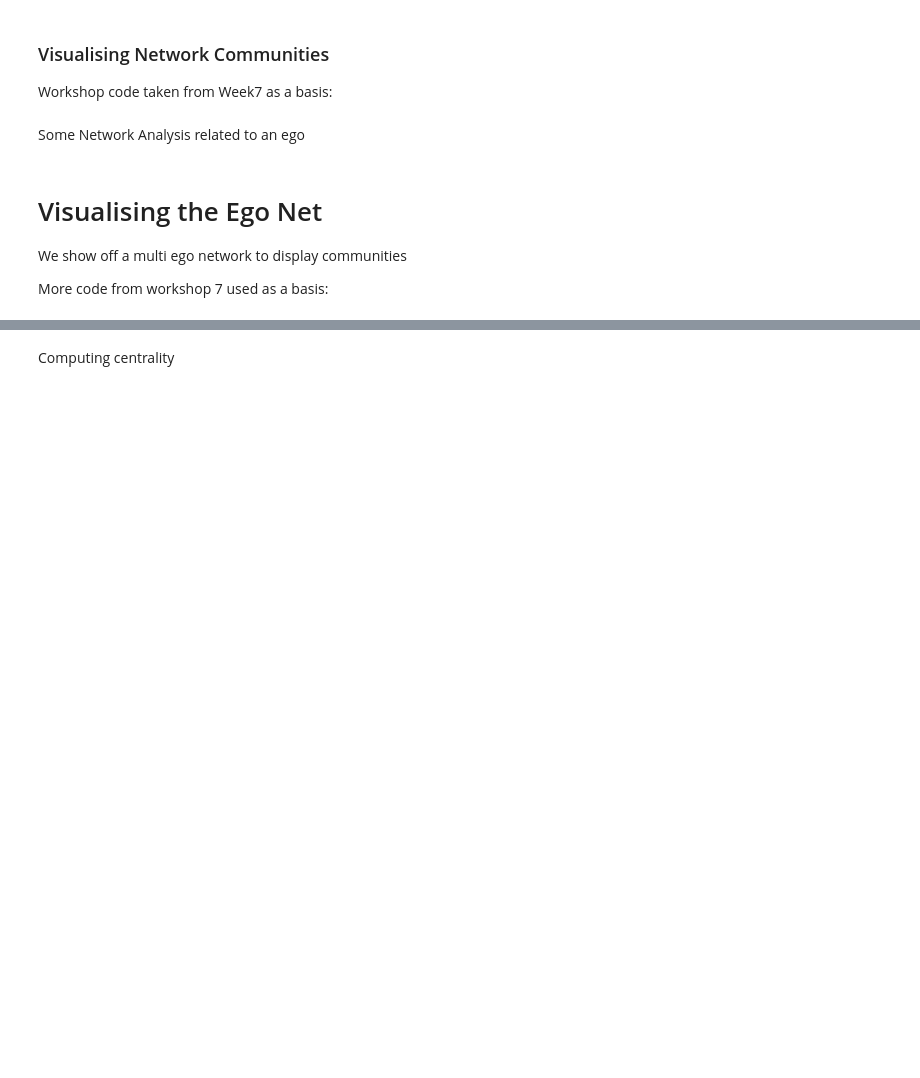
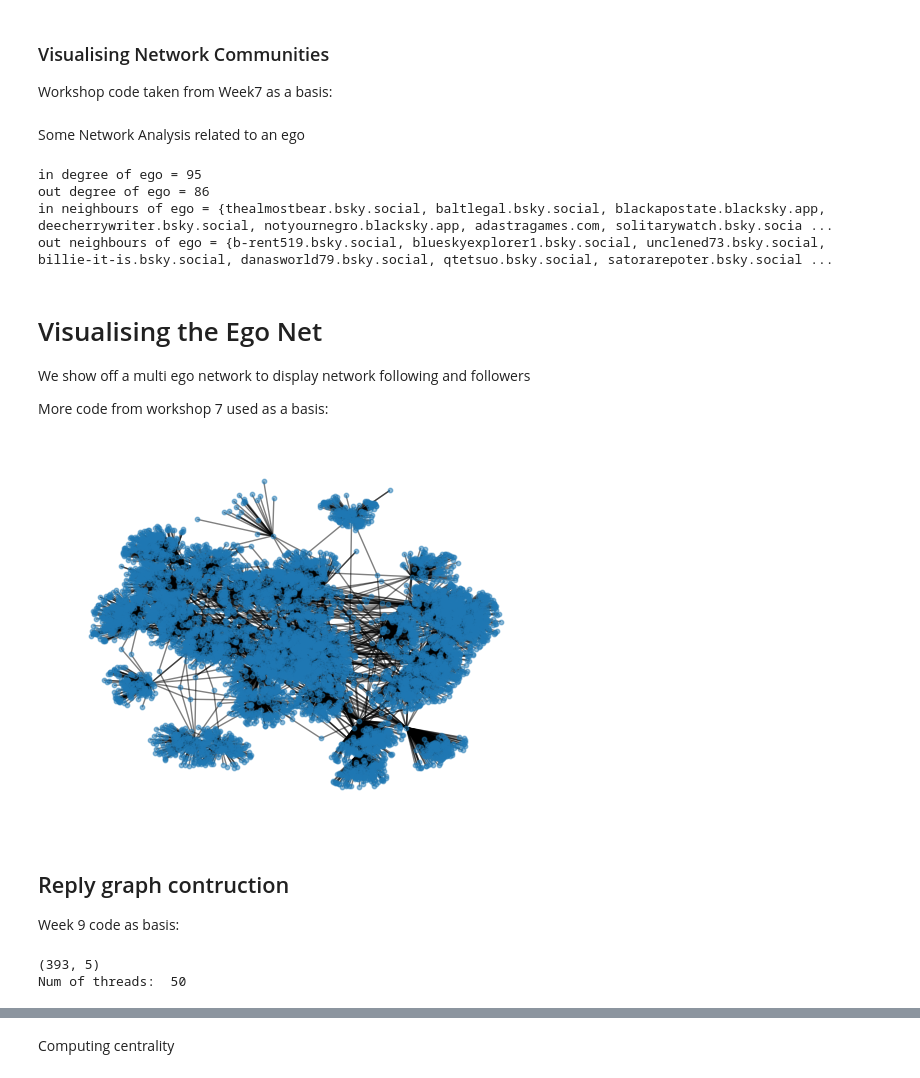
Before and after one commit to MitchKLong/COSC3047-Assignment-2, a Jupyter notebook: COSC-Assignment2.ipynb, the cells around one changed output, grey strips where cells are left out. Drawn from its saved outputs; the diff is of its cells as text; code cells hidden in the pictures; blank space fills up the shorter version.

```diff
--- a/COSC-Assignment2.ipynb
+++ b/COSC-Assignment2.ipynb
@@ -46,7 +46,7 @@ nltk.download('vader_lexicon')
 datasetPath = "./dataset/"
 searchQueries = [
     "Artificial Intelligence, AI, games",
-    "Artificial Intelligence, AI, Iarian",
+    "Artificial Intelligence, AI, Larian",
     "Artificial Intelligence, AI, Expedition 33",
     "Artificial Intelligence, AI, Battlefield 6",
     "Artificial Intelligence, AI, Shift Up",
@@ -57,7 +57,7 @@ searchQueries = [
     ]
 
 # Currently set as False to not override json data
-getData = False
+getData = True
 # %% [markdown]
 ### Data Collection and Formatting
 # %%
@@ -319,9 +441,14 @@ print('}')
 # this code outputs the graph as graphml format, which can be then visualised by an external program
 with open(graphFile, 'wb') as fOut:
     nx.write_graphml(egoGraph, fOut)
+# %% [output]
+in degree of ego = 95
+out degree of ego = 86
+in neighbours of ego = {thealmostbear.bsky.social, baltlegal.bsky.social, blackapostate.blacksky.app, deecherrywriter.bsky.social, notyournegro.blacksky.app, adastragames.com, solitarywatch.bsky.socia ...
+out neighbours of ego = {b-rent519.bsky.social, blueskyexplorer1.bsky.social, unclened73.bsky.social, billie-it-is.bsky.social, danasworld79.bsky.social, qtetsuo.bsky.social, satorarepoter.bsky.social ...
 # %% [markdown]
 # Visualising the Ego Net
-We show off a multi ego network to display communities
+We show off a multi ego network to display network following and followers
 
 More code from workshop 7 used as a basis:
 # %%
@@ -412,11 +539,73 @@ plt.show()
 # %%
 #
 # Draw graph
 #
 
 from matplotlib.patches import ArrowStyle
 
 # use networkx to draw
-nx.draw_networkx(egoGraph, arrows=True, with_labels=False, pos=nx.kamada_kawai_layout(egoGraph, scale=10))
+# opt for a smaller node size than the default 300 as it is too much and also removal of with labels taking too much space
+nx.draw_networkx(egoGraph, pos=nx.spring_layout(egoGraph, seed=42), arrows=False, with_labels=False, node_size=10, alpha=0.5)
 plt.axis('off')
 plt.show()
+# %% [output]
+[figure, added]
+# %% [markdown]
+## Reply graph contruction
+Week 9 code as basis:
+# %%
+import pandas as pd
+import networkx as nx
+import json
+
+#load data
+
+with open(datasetPath + "sorted_bluesky_posts.json" , "r") as Jfile:
+    data = json.load(Jfile)
+
+posts = data["posts"]
+
+rows = []
+
+for post in posts:
+    post_id = post["post_id"]
+    author_handle = post["author"]["handle"]
+
+    for com in post.get("comments", []):
+        rows.append({
+            "comment_id": com["reply_id"],
+            "author": com["author"]["handle"],
+            "parent_id": post_id,
+            "thread_id": post_id,
+            "is_author": False
+        })
+
+    rows.append({
+
+        "comment_id": post_id,
+        "author": author_handle,
+        "parent_id": post_id,
+        "thread_id": post_id,
+        "is_author": True
+    }
+    )
+
+df = pd.DataFrame(rows)
+df = df.dropna(subset=["author", "comment_id", "parent_id", "thread_id"])
+df = df.astype({
+    "author":str,
+    "comment_id": str,
+    "parent_id": str,
+    "thread_id" : str
+})
+
+num_threads = 50
+
+selected_threads = df["thread_id"].unique()[:num_threads]
+df = df[df["thread_id"].isin(selected_threads)]
+
+print(df.shape)
+print("Num of threads: ", df["thread_id"].nunique())
+# %% [output]
+(393, 5)
+Num of threads:  50
```
Also changed, not shown: parts of 16 cells of this notebook, 14 other files.
